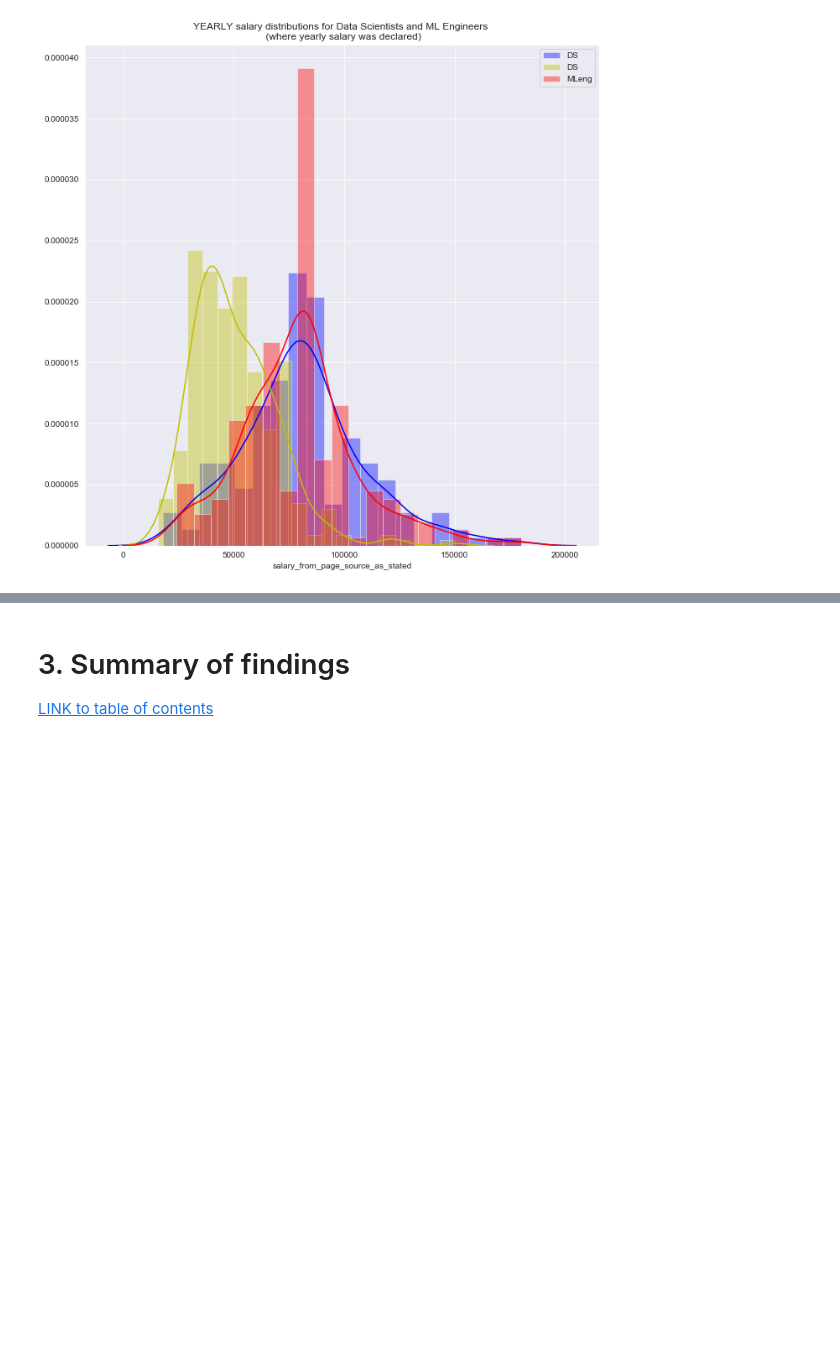
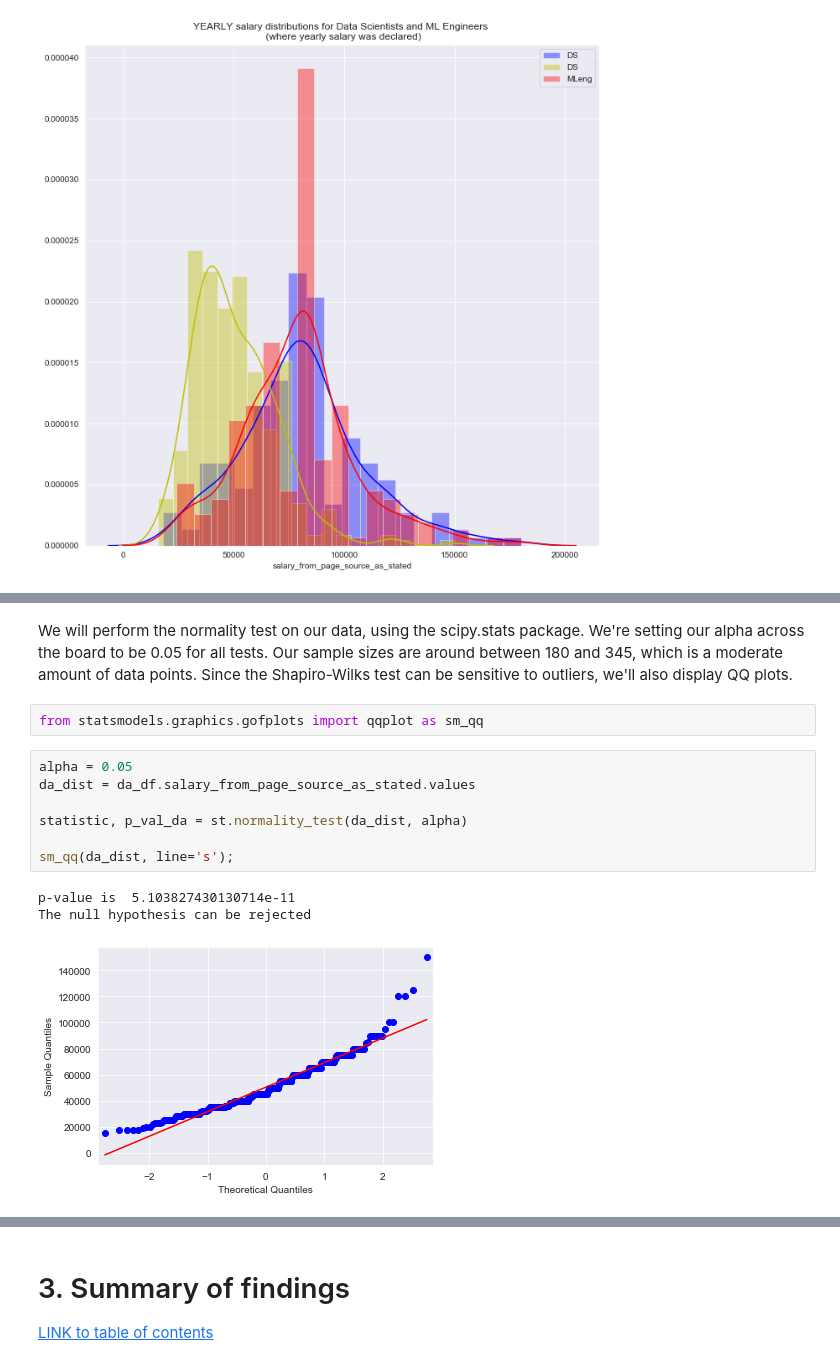
Before and after one commit to Ioana-P/MLEng_vs_DScientist_analysis, a Jupyter notebook: 3b_Statistical_tests.ipynb, the cells around one changed output, grey strips where cells are left out. Cells and saved outputs as stored; diff of their text form; blank space fills up the shorter version.

```diff
--- a/3b_Statistical_tests.ipynb
+++ b/3b_Statistical_tests.ipynb
@@ -149,0 +221,16 @@ plt.show();
+# %% [markdown]
+We will perform the normality test on our data, using the scipy.stats package. We're setting our alpha across the board to be 0.05 for all tests.
+Our sample sizes are around between 180 and 345, which is a moderate amount of data points. Since the Shapiro-Wilks test can be sensitive to outliers, we'll also display QQ plots.
+# %%
+from statsmodels.graphics.gofplots import qqplot as sm_qq
+# %%
+alpha = 0.05
+da_dist = da_df.salary_from_page_source_as_stated.values
+
+statistic, p_val_da = st.normality_test(da_dist, alpha)
+
+sm_qq(da_dist, line='s');
+# %% [output]
+p-value is  5.103827430130714e-11
+The null hypothesis can be rejected
+[figure, added]
```
Also changed, not shown: parts of 15 cells of this notebook, 1 other file.
